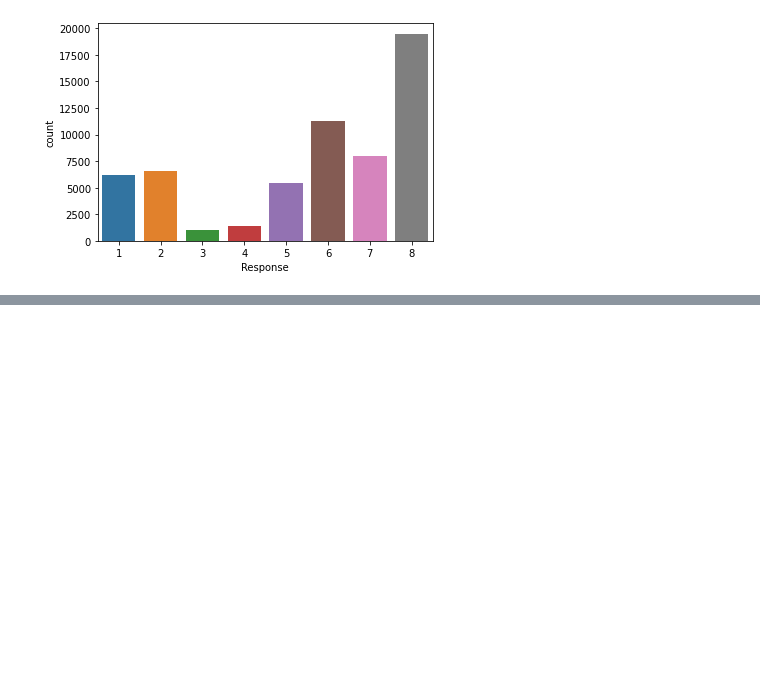
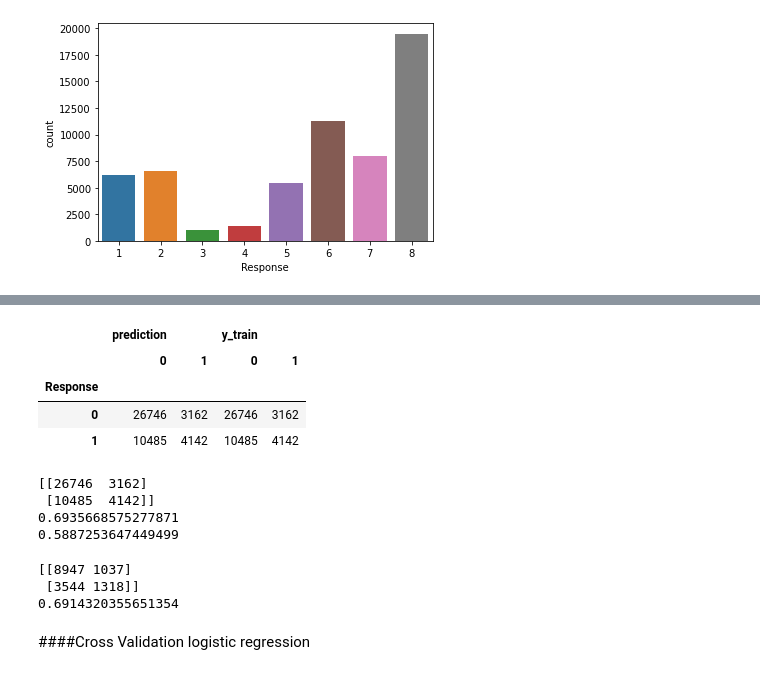
Before and after one commit to Rahul711sharma/Classification, a Jupyter notebook: Insurance_Decisioning.ipynb, the cells around one changed output, grey strips where cells are left out. Drawn from its saved outputs; the diff is of its cells as text; code cells hidden in the pictures; blank space fills up the shorter version.

```diff
--- a/Insurance_Decisioning.ipynb
+++ b/Insurance_Decisioning.ipynb
@@ -190 +245,3 @@ sns.countplot(train_df['Modified_Response'])
+# %%
+train.drop('Product_Info_2',axis=1,inplace=True)
 # %% [markdown]
@@ -195,0 +249,4 @@ x_train,y_train,x_test,y_test = train_test_split()
+# %%
+y = train['Response']
+x=train.drop('Response',axis=1)
+print(x.shape,y.shape)
@@ -195,0 +255,6 @@ x_train,y_train,x_test,y_test = train_test_split()
+# %%
+x_train,x_test,y_train,y_test = train_test_split(x,y)
+print(x_train.shape)
+print(y_train.shape)
+print(x_test.shape)
+print(y_test.shape)
@@ -196,4 +266,4 @@ x_train,y_train,x_test,y_test = train_test_split()
 # %%
 from sklearn.linear_model import LogisticRegression
-logit= LogisticRegression()
-lo
+logit= LogisticRegression(max_iter=10000)
+logit.fit(x_train,y_train)
@@ -199,0 +294,33 @@ lo
+# %%
+#model performace with training data
+
+train_pred = logit.predict(x_train)
+
+pd.pivot_table(pd.DataFrame({'y_train':y_train,'prediction':train_pred}),index=y_train,columns=train_pred,aggfunc='count')
+# %% [output]
+|  | prediction |  | y_train |  |
+|  | 0 | 1 | 0 | 1 |
+| Response |  |  |  |  |
+| 0 | 26746 | 3162 | 26746 | 3162 |
+| 1 | 10485 | 4142 | 10485 | 4142 |
+# %%
+print(confusion_matrix(y_train,train_pred))
+print(accuracy_score(y_train,train_pred))
+print(roc_auc_score(y_train,train_pred))
+# %% [output]
+[[26746  3162]
+ [10485  4142]]
+0.6935668575277871
+0.5887253647449499
+# %%
+#score with test data
+test_pred =logit.predict(x_test)
+
+print(confusion_matrix(y_test,test_pred))
+print(accuracy_score(y_test,test_pred))
+# %% [output]
+[[8947 1037]
+ [3544 1318]]
+0.6914320355651354
+# %% [markdown]
+####Cross Validation logistic regression
```
Also changed, not shown: parts of 45 cells of this notebook.
